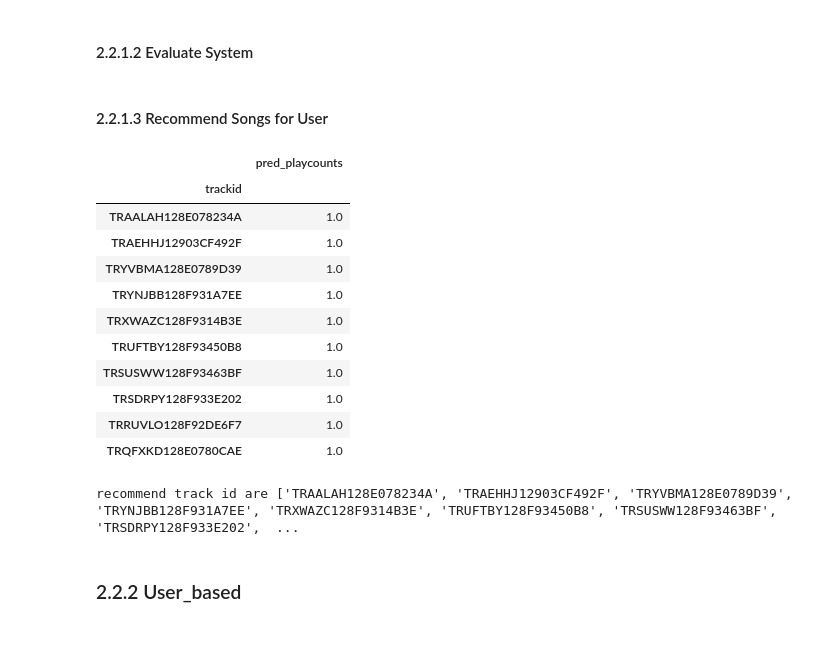
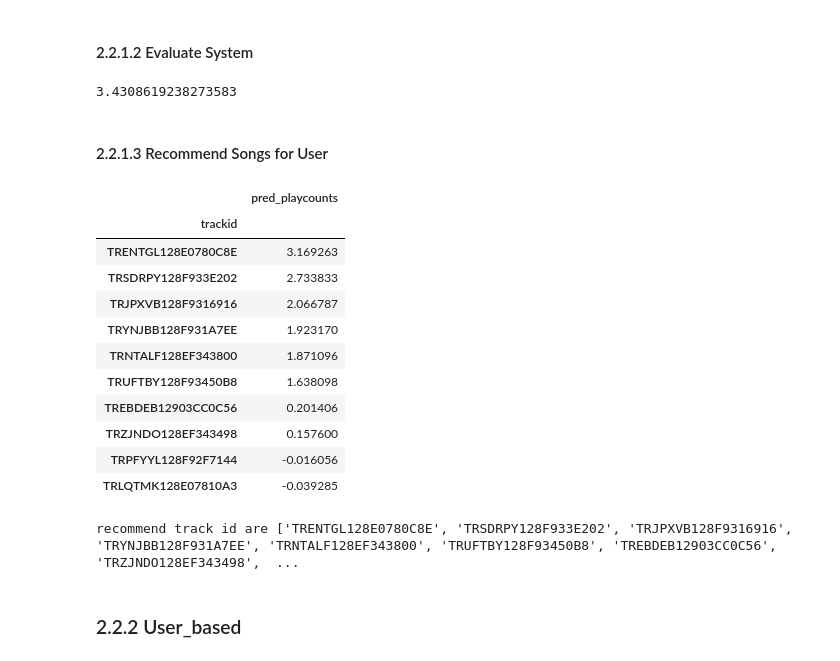
Before and after one commit to xiaolancara/Recommender-System, a Jupyter notebook: MusicRecSys_FinalProject/RecSys_FinalProject (1).ipynb, the cells around one changed output. Cells and saved outputs as stored; diff of their text form; code cells hidden in the pictures.

```diff
--- a/MusicRecSys_FinalProject/RecSys_FinalProject (1).ipynb
+++ b/MusicRecSys_FinalProject/RecSys_FinalProject (1).ipynb
@@ -647,10 +661,9 @@ def evaluate():
             similar_track = corrMatrix[track_i]
 
             # substract to similar score between song i and rated songs
-            similar_track = similar_track[similar_track.index.isin(myRatings.index)].sort_values(ascending=False)#[1:4]
+            similar_track = similar_track[similar_track.index.isin(myRatings.index)].sort_values(ascending=False)
 
             # calculate predict rating
-            # adding 0.01 to avoid 0 similar score in low number of ratings system
             predict_ratings = sum(myRatings[myRatings.index.isin(similar_track.index)].reindex(similar_track.index) * similar_track)/(sum(np.abs(similar_track)))
 
             df_predict = df_predict.append([[user_i, track_i,predict_ratings]])
@@ -666,49 +679,54 @@ def evaluate():
 
 
     # evaluate rms
-    cf_rms = mean_squared_error(df_predict['playcounts'], df_predict['pred_playcounts'], squared=False)
-    return cf_rms
+    cf_itembased_rms = mean_squared_error(df_predict['playcounts'], df_predict['pred_playcounts'], squared=False)
+    return cf_itembased_rms
+cf_itembased_rms = evaluate()
+print(cf_itembased_rms)
+list_evaluation.append(cf_itembased_rms)
+# %% [output]
+3.4308619238273583
 # %% [markdown]
 #### 2.2.1.3 Recommend Songs for User
 # %%
 def recommend_songs(user_id, hm):
     myRatings = userRatings.loc[user_id].dropna()
     similar_candidates = pd.DataFrame()
     for i in list(corrMatrix.index):
         # retrieve similar songs for songs i
         similar_track = corrMatrix[i]
         # substract to similar score between songs i and rated songs
         similar_track = similar_track[similar_track.index.isin(myRatings.index)]
         # calculate predict rating
         predict_ratings = sum(myRatings * similar_track)/(sum(np.abs(similar_track))+0.01)
         similar_candidates = similar_candidates.append([predict_ratings])
     similar_candidates.iloc[:,0],_ = score_to_counts(similar_candidates.iloc[:,0], user_id)
     similar_candidates.index = corrMatrix.index
     # substract recommend songs that  have rated
     similar_candidates = similar_candidates[~similar_candidates.index.isin(myRatings.index)]
     similar_candidates.columns = ['pred_playcounts']
     similar_candidates.sort_values(by='pred_playcounts',inplace=True,ascending=False)
     return similar_candidates[:hm]
 # recommend songs for user_id
-rec_songs = recommend_songs(user_id='xiaolan',hm=10)
+rec_songs = recommend_songs(user_id='63030d4e314e339a4609607fa7b96370cc94317b',hm=10)
 rec_songs
 # %% [output]
 |  | pred_playcounts |
 | trackid |  |
-| TRAALAH128E078234A | 1.0 |
-| TRAEHHJ12903CF492F | 1.0 |
-| TRYVBMA128E0789D39 | 1.0 |
-| TRYNJBB128F931A7EE | 1.0 |
-| TRXWAZC128F9314B3E | 1.0 |
-| TRUFTBY128F93450B8 | 1.0 |
-| TRSUSWW128F93463BF | 1.0 |
-| TRSDRPY128F933E202 | 1.0 |
-| TRRUVLO128F92DE6F7 | 1.0 |
-| TRQFXKD128E0780CAE | 1.0 |
+| TRENTGL128E0780C8E | 3.169263 |
+| TRSDRPY128F933E202 | 2.733833 |
+| TRJPXVB128F9316916 | 2.066787 |
+| TRYNJBB128F931A7EE | 1.923170 |
+| TRNTALF128EF343800 | 1.871096 |
+| TRUFTBY128F93450B8 | 1.638098 |
+| TREBDEB12903CC0C56 | 0.201406 |
+| TRZJNDO128EF343498 | 0.157600 |
+| TRPFYYL128F92F7144 | -0.016056 |
+| TRLQTMK128E07810A3 | -0.039285 |
 # %%
 print('recommend track id are', list(rec_songs.index))
 # %% [output]
-recommend track id are ['TRAALAH128E078234A', 'TRAEHHJ12903CF492F', 'TRYVBMA128E0789D39', 'TRYNJBB128F931A7EE', 'TRXWAZC128F9314B3E', 'TRUFTBY128F93450B8', 'TRSUSWW128F93463BF', 'TRSDRPY128F933E202',  ...
+recommend track id are ['TRENTGL128E0780C8E', 'TRSDRPY128F933E202', 'TRJPXVB128F9316916', 'TRYNJBB128F931A7EE', 'TRNTALF128EF343800', 'TRUFTBY128F93450B8', 'TREBDEB12903CC0C56', 'TRZJNDO128EF343498',  ...
 # %% [markdown]
 ### 2.2.2 User_based
 # %%
```
Also changed, not shown: parts of 20 cells of this notebook.
